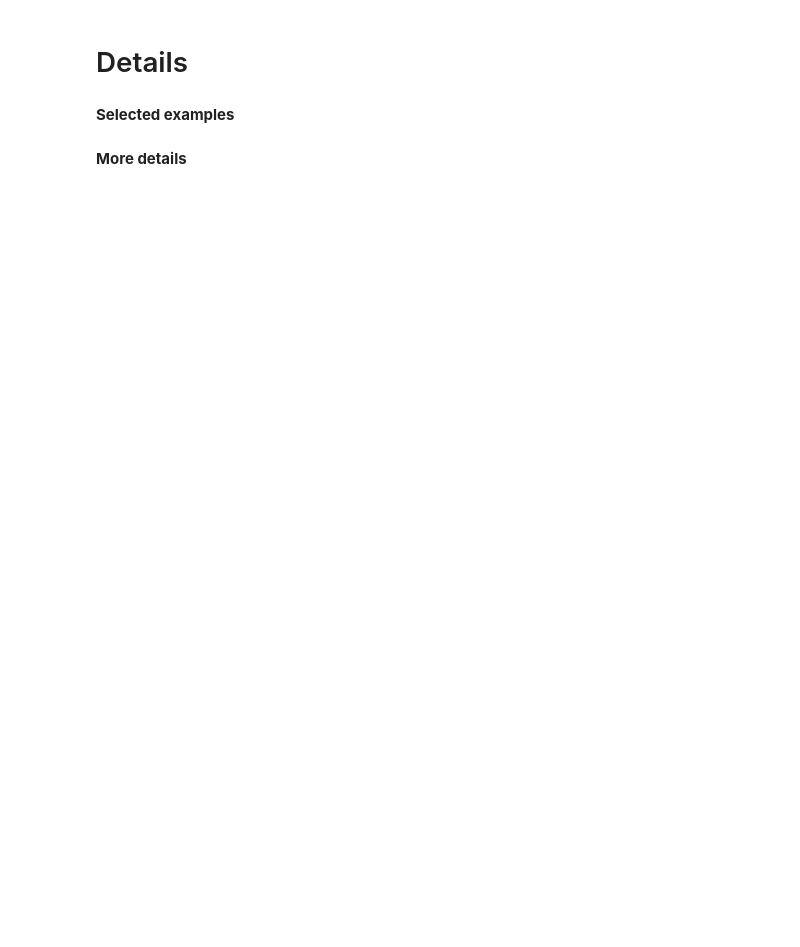
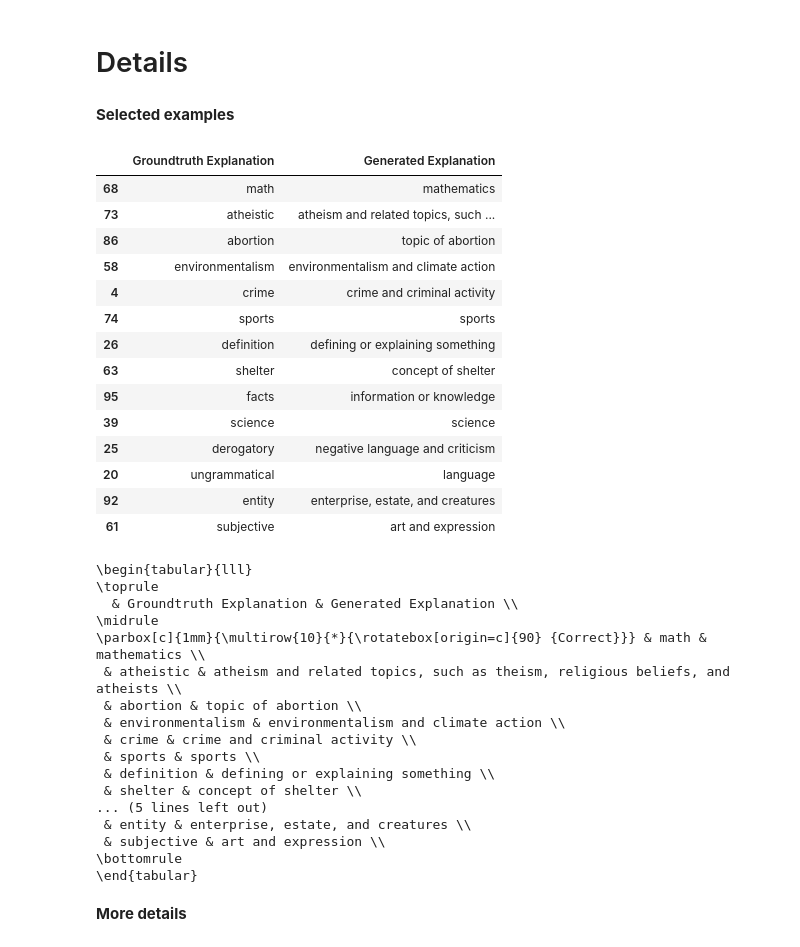
Before and after one commit to microsoft/automated-explanations, a Jupyter notebook: notebooks/03_synthetic_examples.ipynb, the cells around one changed output. Cells and saved outputs as stored; diff of their text form; code cells hidden in the pictures; blank space fills up the shorter version.

Commit message:
add a couple more examples

```diff
--- a/notebooks/03_synthetic_examples.ipynb
+++ b/notebooks/03_synthetic_examples.ipynb
@@ -87,26 +87,59 @@ with pd.option_context('display.max_colwidth', -1, 'display.max_rows', 200):
 # %% [markdown]
 **Selected examples**
 # %%
-pos_examples = [(25, 2), (4, 1), (21, 1), (42, 1), (7, 1), (50, 1)]
+pos_examples = [(25, 2), (4, 1), (21, 1), (42, 1), (7, 1), (50, 1), (41, 1), (8, 1), (45, 1), (47, 1)]
 neg_examples = [(18, 1), (26, 1), (39, 1), (2, 1)]
 
 with pd.option_context('display.max_colwidth', -1, 'display.max_rows', 200):
     tab = (
         pd.concat([rd[(rd.module_num == x[0]) & (rd.seed == x[1])] for x in pos_examples + neg_examples])
         [[
                 'task_keyword', 'top_explanation_init_strs',
             ]]
             .rename(columns={
                 'task_keyword': 'Groundtruth Explanation',
                 'top_explanation_init_strs': 'Generated Explanation',
             })
     )
     display(tab)
 dummy = [''] * tab.shape[0]
 dummy[0] = '\\parbox[c]{1mm}{\\multirow{' + str(len(pos_examples)) + '}{*}{\\rotatebox[origin=c]{90} {Correct}}}'
 dummy[len(pos_examples)] = '\\parbox[c]{1mm}{\\multirow{' + str(len(neg_examples)) + '}{*}{\\rotatebox[origin=c]{90} {Incorrect}}}'
 tab.insert(0, ' ', dummy)
-print(tab.style.hide(axis="index").to_latex(hrules=True).replace('sports \\\\', 'sports \\\\ \n\midrule'))
+print(tab.style.hide(axis="index").to_latex(hrules=True).replace('science \\\\', 'science \\\\ \n\midrule'))
+# %% [output]
+|  | Groundtruth Explanation | Generated Explanation |
+| 68 | math | mathematics |
+| 73 | atheistic | atheism and related topics, such ... |
+| 86 | abortion | topic of abortion |
+| 58 | environmentalism | environmentalism and climate action |
+| 4 | crime | crime and criminal activity |
+| 74 | sports | sports |
+| 26 | definition | defining or explaining something |
+| 63 | shelter | concept of shelter |
+| 95 | facts | information or knowledge |
+| 39 | science | science |
+| 25 | derogatory | negative language and criticism |
+| 20 | ungrammatical | language |
+| 92 | entity | enterprise, estate, and creatures |
+| 61 | subjective | art and expression |
+\begin{tabular}{lll}
+\toprule
+  & Groundtruth Explanation & Generated Explanation \\
+\midrule
+\parbox[c]{1mm}{\multirow{10}{*}{\rotatebox[origin=c]{90} {Correct}}} & math & mathematics \\
+ & atheistic & atheism and related topics, such as theism, religious beliefs, and atheists \\
+ & abortion & topic of abortion \\
+ & environmentalism & environmentalism and climate action \\
+ & crime & crime and criminal activity \\
+ & sports & sports \\
+ & definition & defining or explaining something \\
+ & shelter & concept of shelter \\
+... (5 lines left out)
+ & entity & enterprise, estate, and creatures \\
+ & subjective & art and expression \\
+\bottomrule
+\end{tabular}
 # %% [markdown]
 **More details**
 # %%
```
